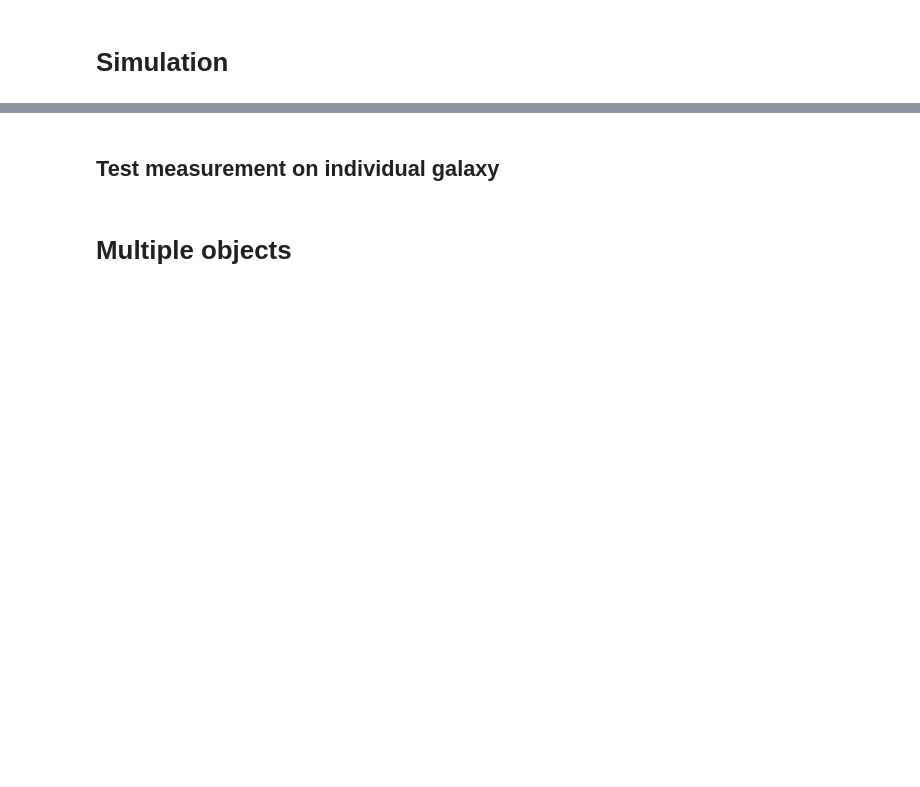
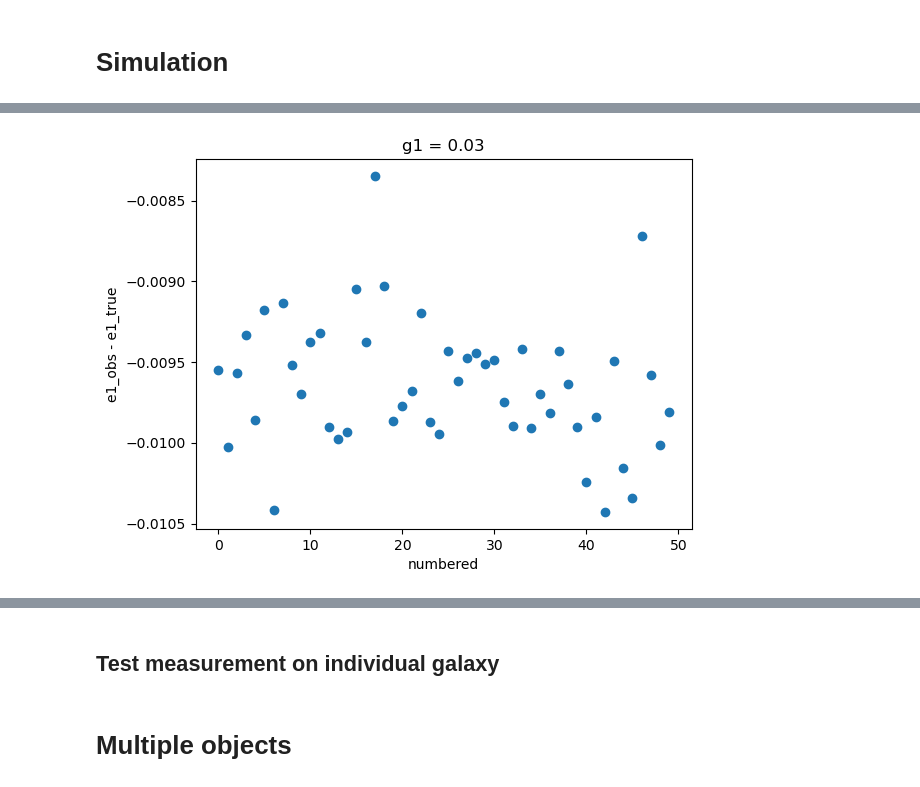
Before and after one commit to creastro/shape_measurement_test, a Jupyter notebook: Euclid.ipynb, the cells around one changed output, grey strips where cells are left out. Saved outputs shown, nothing was run; the diff lists cells and outputs as text; code cells hidden in the pictures; blank space fills up the shorter version.

```diff
--- a/Euclid.ipynb
+++ b/Euclid.ipynb
@@ -565,2 +452,10 @@ array([ 1.11758709e-08, -2.52106249e-04, -5.04262790e-04, -7.56445408e-04,
+# %%
+plt.scatter(np.arange(times),diff1)
+plt.title('g1 = 0.03')
+plt.xlabel('numbered')
+plt.ylabel('e1_obs - e1_true')
+plt.savefig('plot/g1=0,03')
+# %% [output]
+[figure, added]
 # %%
 plt.scatter(shear,diff1)
```
Also changed, not shown: parts of 24 cells of this notebook, 5 other files.
